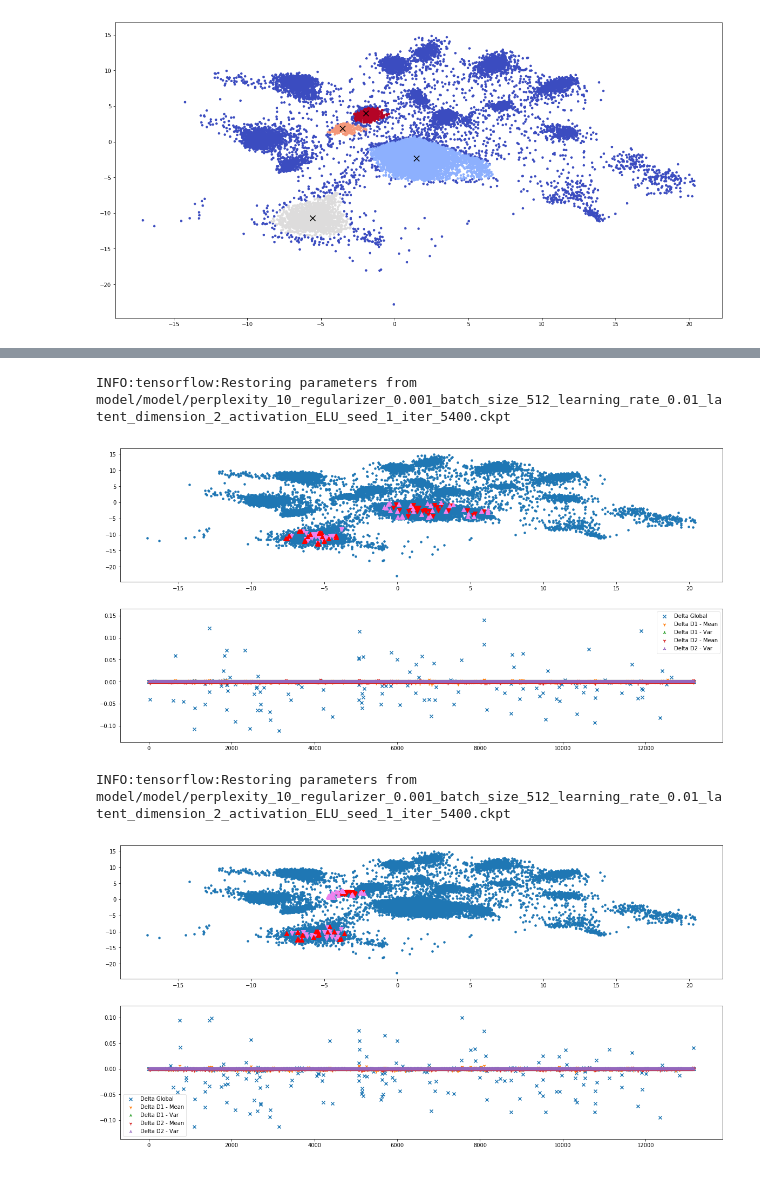
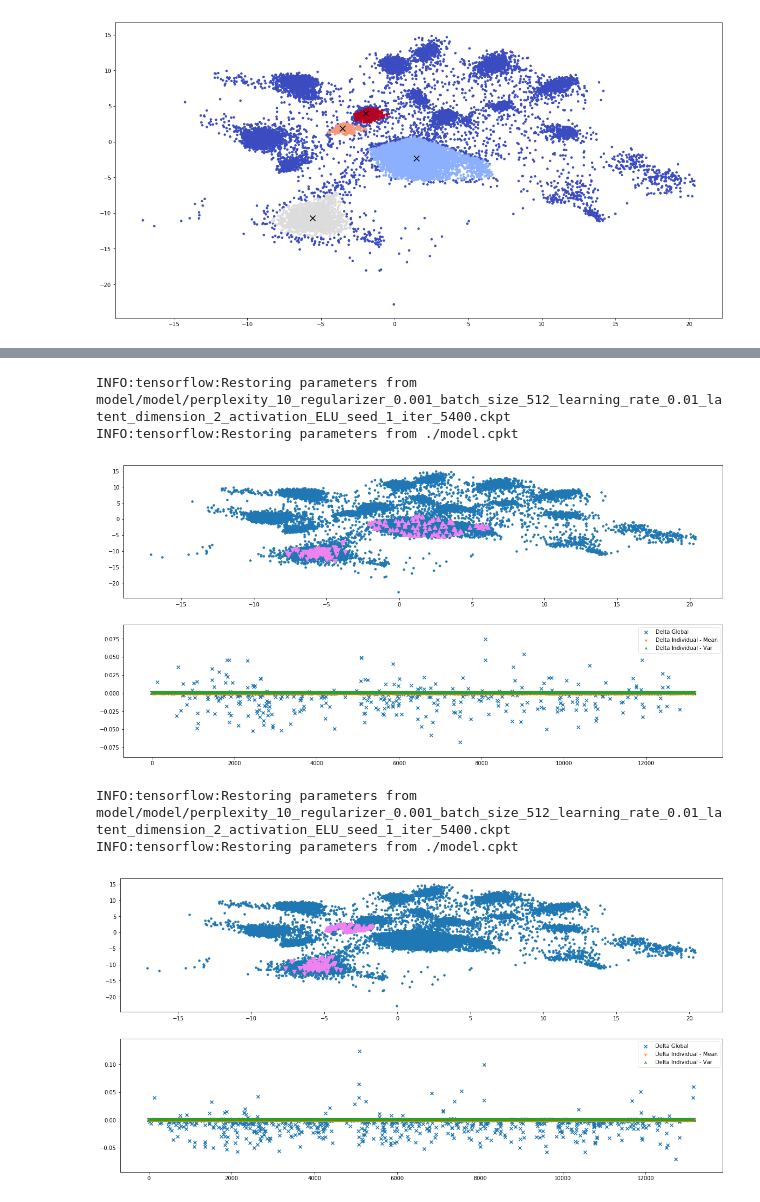
Before and after one commit to GDPlumb/ELDR, a Jupyter notebook: Bipolar/run.ipynb, the cells around one changed output, grey strips where cells are left out. Cells and saved outputs as stored; diff of their text form; code cells hidden in the pictures.

```diff
--- a/Bipolar/run.ipynb
+++ b/Bipolar/run.ipynb
@@ -8,16 +8,15 @@ import matplotlib.pyplot as plt
 from matplotlib.path import Path
 import numpy as np
 import pandas as pd
+import scipy
 import tensorflow as tf
 
 import sys
 sys.path.insert(0, "../Code/")
-from load import load_original, load_vae_sym
+from explain import load_vae, explain
 
 def load_model(num_points, input_dim = input_dim, model_file = model_file):
-    return load_vae_sym(input_dim, model_file, num_points, feature_transform = "../Data/bipolar_pc.tsv")
-
-from explain import explain_sym
+    return load_vae(input_dim, model_file, num_points, feature_transform = "../Data/bipolar_pc.tsv")
 
 import os
 os.system("rm -rf tb")
@@ -47,9 +44,9 @@ x_full = np.matmul(x, np.transpose(matrix))
 # Visualize the data and the marked clusters
 ###
 
-sess, rep, X = load_original(100, model_file) #HACK
+sess, rep, X, delta_global, delta_ind = load_model(1)
 
-data_rep = sess.run(rep, feed_dict={X: x})
+data_rep = sess.run(rep, feed_dict={X: x_full})
 
 fig, ax = plt.subplots(figsize=(20, 10))
 patches = []
@@ -103,11 +101,13 @@ INFO:tensorflow:Restoring parameters from model/model/perplexity_10_regularizer_
 # %%
-global_1_0, _, _ = explain_sym(load_model, x_full, data_rep, indices, 1, 0, dispersion_c1 = 2.0, dispersion_c2 = 10.0, lambda_global = 500.0, lambda_ind = 1000.0)
+global_1_0, _ = explain(load_model, x_full, data_rep, indices, 1, 0, dispersion = 10.0, lambda_global = 750.0, lambda_ind = 1000.0)
 # %% [output]
 INFO:tensorflow:Restoring parameters from model/model/perplexity_10_regularizer_0.001_batch_size_512_learning_rate_0.01_latent_dimension_2_activation_ELU_seed_1_iter_5400.ckpt
+INFO:tensorflow:Restoring parameters from ./model.cpkt
-[figure, old version]
+[figure, new version]
 # %%
-global_1_2, _, _ = explain_sym(load_model, x_full, data_rep, indices, 1, 2, dispersion_c1 = 2.0, dispersion_c2 = 1.0, lambda_global = 500.0, lambda_ind = 1000.0)
+global_1_2, _ = explain(load_model, x_full, data_rep, indices, 1, 2, dispersion = 2.0, lambda_global = 750.0, lambda_ind = 1000.0)
 # %% [output]
 INFO:tensorflow:Restoring parameters from model/model/perplexity_10_regularizer_0.001_batch_size_512_learning_rate_0.01_latent_dimension_2_activation_ELU_seed_1_iter_5400.ckpt
+INFO:tensorflow:Restoring parameters from ./model.cpkt
-[figure, old version]
+[figure, new version]
 # %%
```
Also changed, not shown: parts of 7 cells of this notebook, 19 other files.
